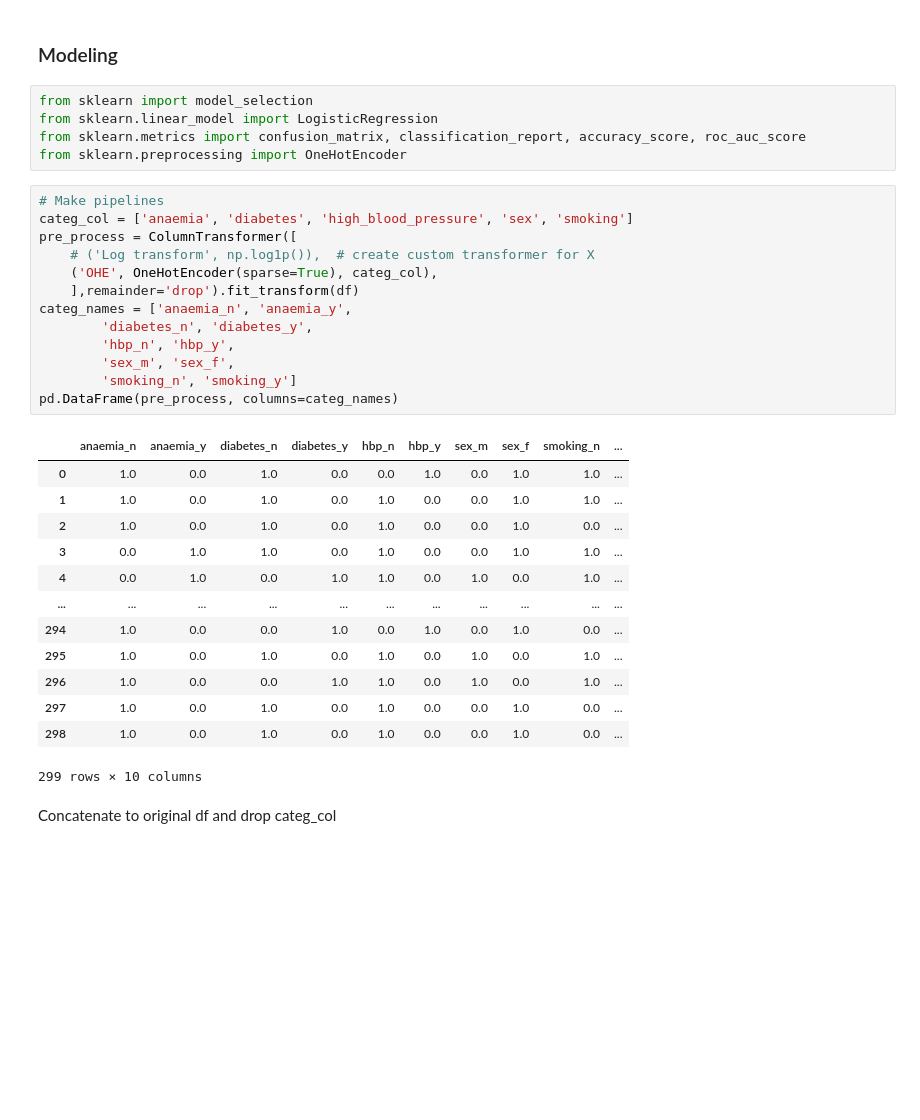
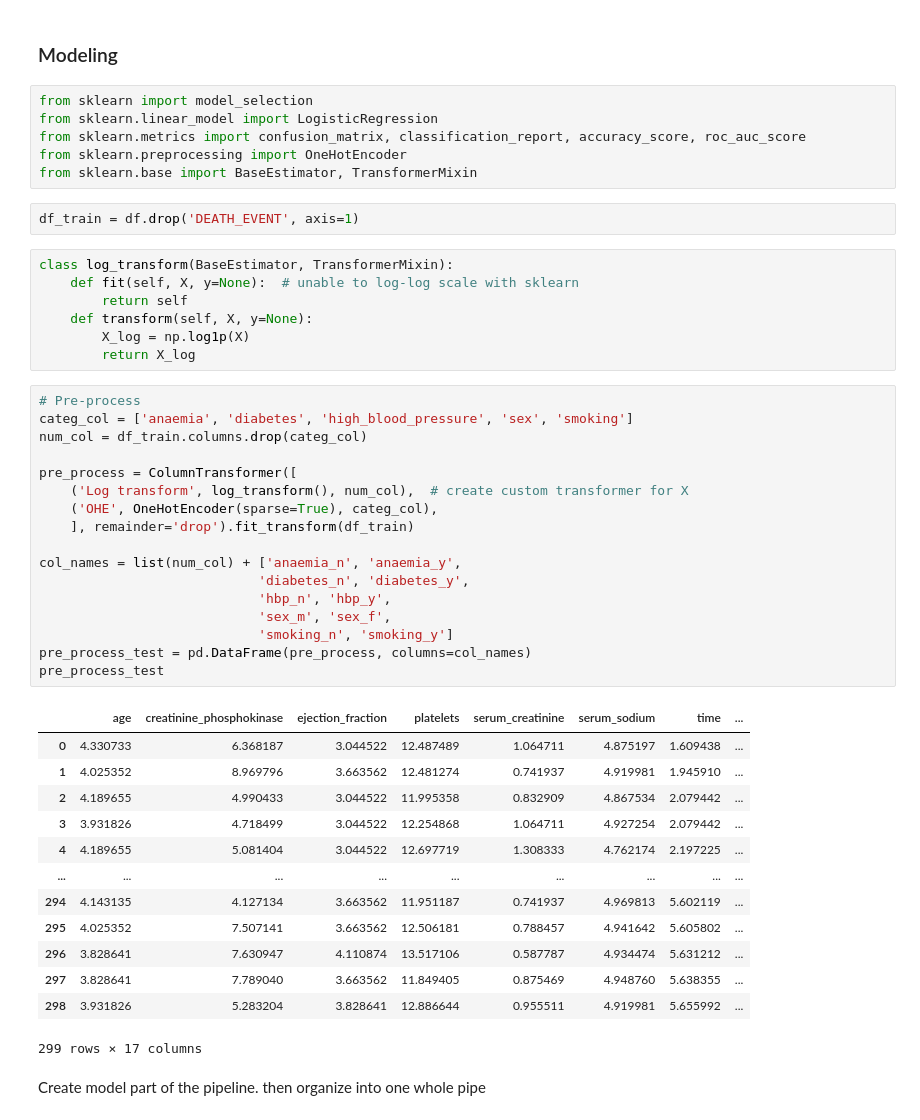
Before and after one commit to dminchev1/practice, a Jupyter notebook: classification_project.ipynb, the cells around one changed output. Saved outputs shown, nothing was run; the diff lists cells and outputs as text; blank space fills up the shorter version.

Commit message:
pre-processing part of the pipe done

```diff
--- a/classification_project.ipynb
+++ b/classification_project.ipynb
@@ -140,32 +140,46 @@ from sklearn import model_selection
 from sklearn.linear_model import LogisticRegression
 from sklearn.metrics import confusion_matrix, classification_report, accuracy_score, roc_auc_score
 from sklearn.preprocessing import OneHotEncoder
+from sklearn.base import BaseEstimator, TransformerMixin
+# %%
+df_train = df.drop('DEATH_EVENT', axis=1)
+# %%
+class log_transform(BaseEstimator, TransformerMixin):
+    def fit(self, X, y=None):  # unable to log-log scale with sklearn
+        return self
+    def transform(self, X, y=None):
+        X_log = np.log1p(X)
+        return X_log
 # %%
-# Make pipelines
+# Pre-process
 categ_col = ['anaemia', 'diabetes', 'high_blood_pressure', 'sex', 'smoking']
+num_col = df_train.columns.drop(categ_col)
+
 pre_process = ColumnTransformer([
-    # ('Log transform', np.log1p()),  # create custom transformer for X
+    ('Log transform', log_transform(), num_col),  # create custom transformer for X
     ('OHE', OneHotEncoder(sparse=True), categ_col),
-    ],remainder='drop').fit_transform(df)
-categ_names = ['anaemia_n', 'anaemia_y',
-        'diabetes_n', 'diabetes_y',
-        'hbp_n', 'hbp_y',
-        'sex_m', 'sex_f',
-        'smoking_n', 'smoking_y']
-pd.DataFrame(pre_process, columns=categ_names)
+    ], remainder='drop').fit_transform(df_train)
+
+col_names = list(num_col) + ['anaemia_n', 'anaemia_y',
+                            'diabetes_n', 'diabetes_y',
+                            'hbp_n', 'hbp_y',
+                            'sex_m', 'sex_f',
+                            'smoking_n', 'smoking_y']
+pre_process_test = pd.DataFrame(pre_process, columns=col_names)
+pre_process_test
 # %% [output]
-|  | anaemia_n | anaemia_y | diabetes_n | diabetes_y | hbp_n | hbp_y | sex_m | sex_f | smoking_n | ... |
-| 0 | 1.0 | 0.0 | 1.0 | 0.0 | 0.0 | 1.0 | 0.0 | 1.0 | 1.0 | ... |
-| 1 | 1.0 | 0.0 | 1.0 | 0.0 | 1.0 | 0.0 | 0.0 | 1.0 | 1.0 | ... |
-| 2 | 1.0 | 0.0 | 1.0 | 0.0 | 1.0 | 0.0 | 0.0 | 1.0 | 0.0 | ... |
-| 3 | 0.0 | 1.0 | 1.0 | 0.0 | 1.0 | 0.0 | 0.0 | 1.0 | 1.0 | ... |
-| 4 | 0.0 | 1.0 | 0.0 | 1.0 | 1.0 | 0.0 | 1.0 | 0.0 | 1.0 | ... |
-| ... | ... | ... | ... | ... | ... | ... | ... | ... | ... | ... |
-| 294 | 1.0 | 0.0 | 0.0 | 1.0 | 0.0 | 1.0 | 0.0 | 1.0 | 0.0 | ... |
-| 295 | 1.0 | 0.0 | 1.0 | 0.0 | 1.0 | 0.0 | 1.0 | 0.0 | 1.0 | ... |
-| 296 | 1.0 | 0.0 | 0.0 | 1.0 | 1.0 | 0.0 | 1.0 | 0.0 | 1.0 | ... |
-| 297 | 1.0 | 0.0 | 1.0 | 0.0 | 1.0 | 0.0 | 0.0 | 1.0 | 0.0 | ... |
-| 298 | 1.0 | 0.0 | 1.0 | 0.0 | 1.0 | 0.0 | 0.0 | 1.0 | 0.0 | ... |
+|  | age | creatinine_phosphokinase | ejection_fraction | platelets | serum_creatinine | serum_sodium | time | ... |
+| 0 | 4.330733 | 6.368187 | 3.044522 | 12.487489 | 1.064711 | 4.875197 | 1.609438 | ... |
+| 1 | 4.025352 | 8.969796 | 3.663562 | 12.481274 | 0.741937 | 4.919981 | 1.945910 | ... |
+| 2 | 4.189655 | 4.990433 | 3.044522 | 11.995358 | 0.832909 | 4.867534 | 2.079442 | ... |
+| 3 | 3.931826 | 4.718499 | 3.044522 | 12.254868 | 1.064711 | 4.927254 | 2.079442 | ... |
+| 4 | 4.189655 | 5.081404 | 3.044522 | 12.697719 | 1.308333 | 4.762174 | 2.197225 | ... |
+| ... | ... | ... | ... | ... | ... | ... | ... | ... |
+| 294 | 4.143135 | 4.127134 | 3.663562 | 11.951187 | 0.741937 | 4.969813 | 5.602119 | ... |
+| 295 | 4.025352 | 7.507141 | 3.663562 | 12.506181 | 0.788457 | 4.941642 | 5.605802 | ... |
+| 296 | 3.828641 | 7.630947 | 4.110874 | 13.517106 | 0.587787 | 4.934474 | 5.631212 | ... |
+| 297 | 3.828641 | 7.789040 | 3.663562 | 11.849405 | 0.875469 | 4.948760 | 5.638355 | ... |
+| 298 | 3.931826 | 5.283204 | 3.828641 | 12.886644 | 0.955511 | 4.919981 | 5.655992 | ... |
-299 rows × 10 columns
+299 rows × 17 columns
-# %% [markdown]
-Concatenate to original df and drop categ_col
+# %% [markdown]
+Create model part of the pipeline. then organize into one whole pipe
```
